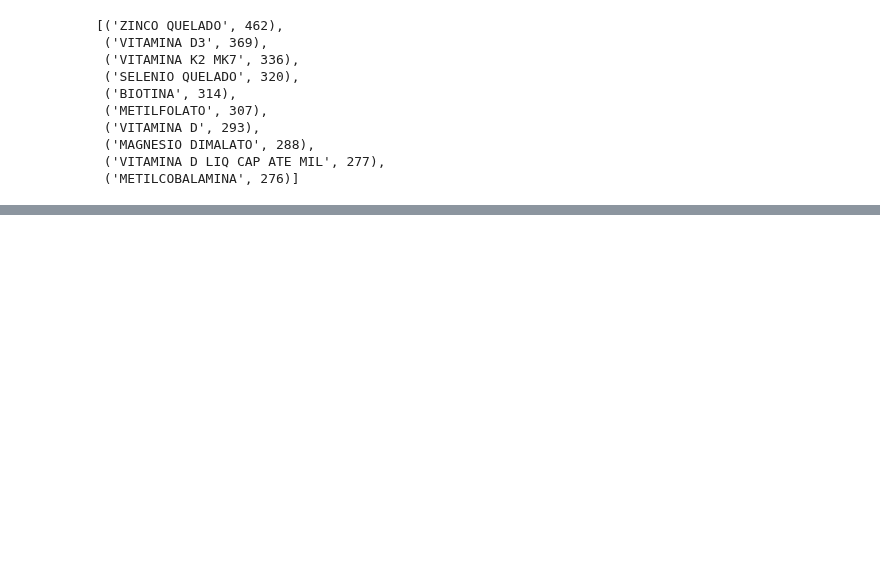
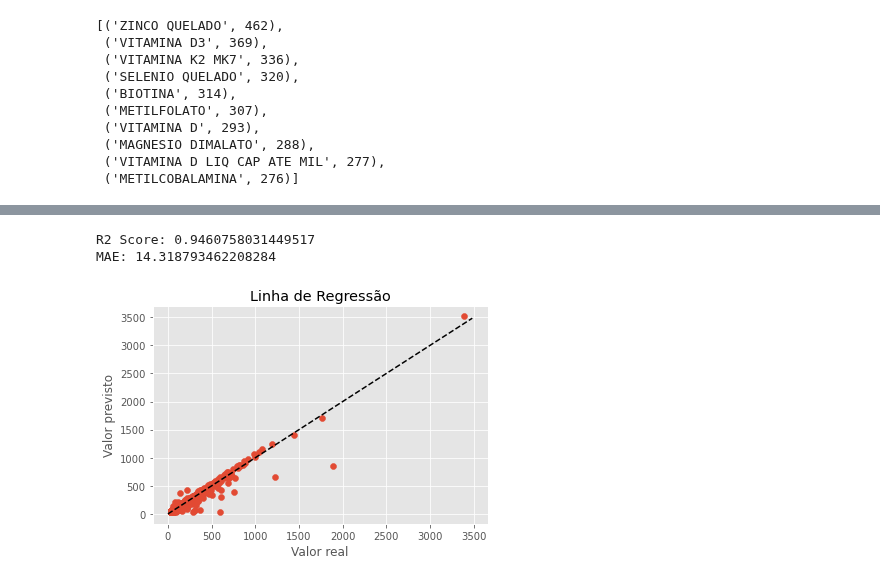
Before and after one commit to lbonini94/mnple-test, a Jupyter notebook: Desafio.ipynb, the cells around one changed output, grey strips where cells are left out. Cells and saved outputs as stored; diff of their text form; code cells hidden in the pictures; blank space fills up the shorter version.

```diff
--- a/Desafio.ipynb
+++ b/Desafio.ipynb
@@ -213,0 +241,5 @@ df[df.qtdInsumos == df.qtdInsumos.max()].ins[1205]
+# %%
+df2 = df.copy()
+# %%
+df2.columns = ['qtd', 'calc', 'target', 'cap', 'ins']
+df2 = df2[['qtd', 'calc', 'cap', 'target']]
@@ -213,0 +257,21 @@ df[df.qtdInsumos == df.qtdInsumos.max()].ins[1205]
+# %%
+X_train, Y_train = df2.iloc[:5121, :-1], df2.iloc[:5121, -1]
+X_test, Y_test = df2.iloc[5121:, :-1], df2.iloc[5121:, -1]
+
+model1 = LinearRegression().fit(X_train, Y_train)
+
+Y_predict = model1.predict(X_test)
+
+print('R2 Score:', r2_score(Y_test, Y_predict))
+print('MAE:', mean_absolute_error(Y_test, Y_predict))
+# %% [output]
+R2 Score: 0.9460758031449517
+MAE: 14.318793462208284
+# %%
+plt.scatter(Y_test, Y_predict)
+plt.plot([x for x in range(0, int(max((Y_test)))+100)], color='black', linestyle = '--' )
+plt.title('Linha de Regressão')
+plt.xlabel('Valor real')
+plt.ylabel('Valor previsto');
+# %% [output]
+[figure, added]
```
Also changed, not shown: parts of 75 cells of this notebook.
